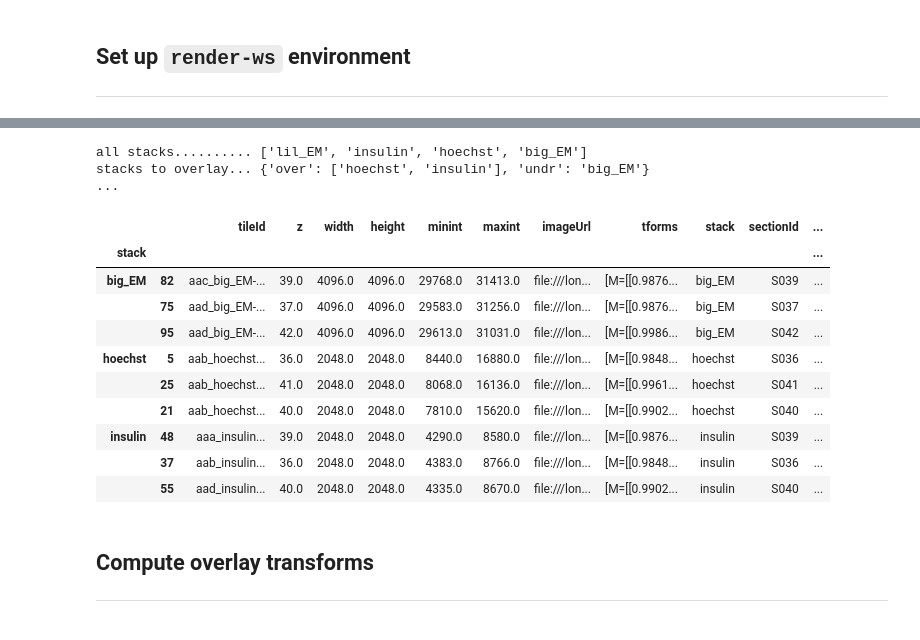
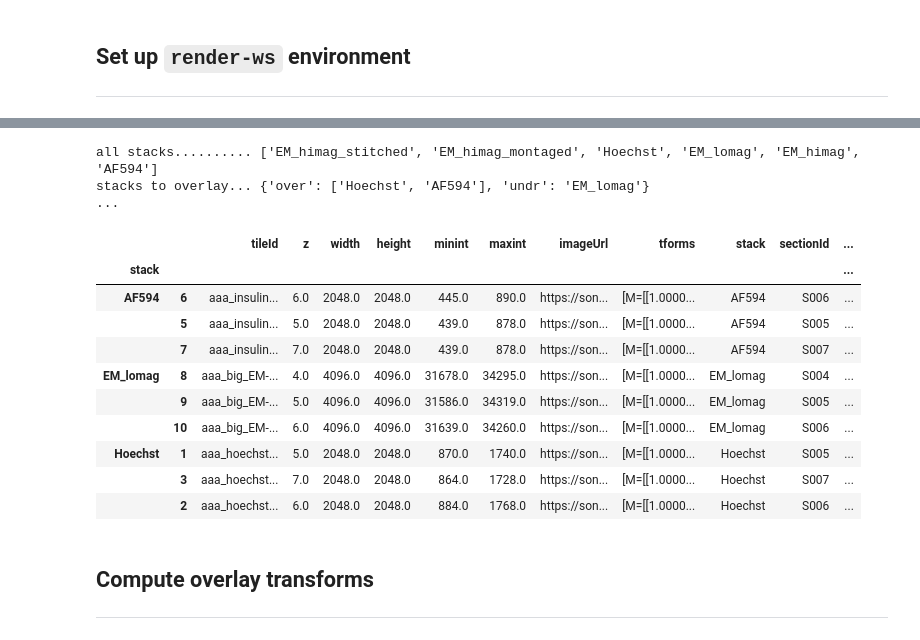
Before and after one commit to hoogenboom-group/iCAT-workflow, a Jupyter notebook: notebooks/3_iCAT-overlay.ipynb, the cells around one changed output, grey strips where cells are left out. Cells and saved outputs as stored; diff of their text form; code cells hidden in the pictures.

```diff
--- a/notebooks/3_iCAT-overlay.ipynb
+++ b/notebooks/3_iCAT-overlay.ipynb
@@ -29,3 +29,25 @@ pd.set_option('display.max_colwidth', 15)
 # %%
 import renderapi
 from icatapi.render_pandas import create_stacks_DataFrame
+# %%
+# `render` project parameters
+# ---------------------------
+owner = 'rlane'
+project = 'pancreas'
+stacks_2_overlay = {
+    'over': ['Hoechst', 'AF594'],
+    'undr': 'EM_lomag',
+}
+
+# Create a renderapi.connect.Render object
+# ----------------------------------------
+render_connect_params = {
+    'host': 'sonic.tnw.tudelft.nl',
+    'port': 8080,
+    'owner': owner,
+    'project': project,
+    'client_scripts': '/home/catmaid/render/render-ws-java-client/src/main/scripts',
+    'memGB': '2G'
+}
+render = renderapi.connect(**render_connect_params)
+render.make_kwargs()
@@ -32,60 +62,39 @@ from icatapi.render_pandas import create_stacks_DataFrame
 # %%
-# `render` project parameters
-# ---------------------------
-owner = 'rlane'
-project = 'zebrafish'
-stacks_2_overlay = {
-    'over': ['hoechst', 'insulin'],
-    'undr': 'big_EM',
-}
-
-# Create a renderapi.connect.Render object
-# ----------------------------------------
-render_connect_params = {
-    'host': 'sonic.tnw.tudelft.nl',
-    'port': 8080,
-    'owner': owner,
-    'project': project,
-    'client_scripts': '/home/catmaid/render/render-ws-java-client/src/main/scripts',
-    'memGB': '2G'
-}
-render = renderapi.connect(**render_connect_params)
-
 # Infer stack and section info
 # ----------------------------
 stacks = renderapi.render.get_stacks_by_owner_project(render=render)
 
 # Output
 # ------
 out = f"""\
 all stacks.......... {stacks}
 stacks to overlay... {stacks_2_overlay}
 ...
 """
 print(out)
 
 # Create stacks DataFrame
 # ------------------------
 df_project = create_stacks_DataFrame(stacks=stacks_2_overlay['over'] +\
                                            [stacks_2_overlay['undr']],
                                      render=render)
 df_project.groupby('stack')\
           .apply(lambda x: x.sample(3))
 # %% [output]
-all stacks.......... ['lil_EM', 'insulin', 'hoechst', 'big_EM']
-stacks to overlay... {'over': ['hoechst', 'insulin'], 'undr': 'big_EM'}
+all stacks.......... ['EM_himag_stitched', 'EM_himag_montaged', 'Hoechst', 'EM_lomag', 'EM_himag', 'AF594']
+stacks to overlay... {'over': ['Hoechst', 'AF594'], 'undr': 'EM_lomag'}
 ...
 |  |  | tileId | z | width | height | minint | maxint | imageUrl | tforms | stack | sectionId | ... |
 | stack |  |  |  |  |  |  |  |  |  |  |  | ... |
-| big_EM | 82 | aac_big_EM-... | 39.0 | 4096.0 | 4096.0 | 29768.0 | 31413.0 | file:///lon... | [M=[[0.9876... | big_EM | S039 | ... |
-|  | 75 | aad_big_EM-... | 37.0 | 4096.0 | 4096.0 | 29583.0 | 31256.0 | file:///lon... | [M=[[0.9876... | big_EM | S037 | ... |
-|  | 95 | aad_big_EM-... | 42.0 | 4096.0 | 4096.0 | 29613.0 | 31031.0 | file:///lon... | [M=[[0.9986... | big_EM | S042 | ... |
-| hoechst | 5 | aab_hoechst... | 36.0 | 2048.0 | 2048.0 | 8440.0 | 16880.0 | file:///lon... | [M=[[0.9848... | hoechst | S036 | ... |
-|  | 25 | aab_hoechst... | 41.0 | 2048.0 | 2048.0 | 8068.0 | 16136.0 | file:///lon... | [M=[[0.9961... | hoechst | S041 | ... |
-|  | 21 | aab_hoechst... | 40.0 | 2048.0 | 2048.0 | 7810.0 | 15620.0 | file:///lon... | [M=[[0.9902... | hoechst | S040 | ... |
-| insulin | 48 | aaa_insulin... | 39.0 | 2048.0 | 2048.0 | 4290.0 | 8580.0 | file:///lon... | [M=[[0.9876... | insulin | S039 | ... |
-|  | 37 | aab_insulin... | 36.0 | 2048.0 | 2048.0 | 4383.0 | 8766.0 | file:///lon... | [M=[[0.9848... | insulin | S036 | ... |
-|  | 55 | aad_insulin... | 40.0 | 2048.0 | 2048.0 | 4335.0 | 8670.0 | file:///lon... | [M=[[0.9902... | insulin | S040 | ... |
+| AF594 | 6 | aaa_insulin... | 6.0 | 2048.0 | 2048.0 | 445.0 | 890.0 | https://son... | [M=[[1.0000... | AF594 | S006 | ... |
+|  | 5 | aaa_insulin... | 5.0 | 2048.0 | 2048.0 | 439.0 | 878.0 | https://son... | [M=[[1.0000... | AF594 | S005 | ... |
+|  | 7 | aaa_insulin... | 7.0 | 2048.0 | 2048.0 | 439.0 | 878.0 | https://son... | [M=[[1.0000... | AF594 | S007 | ... |
+| EM_lomag | 8 | aaa_big_EM-... | 4.0 | 4096.0 | 4096.0 | 31678.0 | 34295.0 | https://son... | [M=[[1.0000... | EM_lomag | S004 | ... |
+|  | 9 | aaa_big_EM-... | 5.0 | 4096.0 | 4096.0 | 31586.0 | 34319.0 | https://son... | [M=[[1.0000... | EM_lomag | S005 | ... |
+|  | 10 | aaa_big_EM-... | 6.0 | 4096.0 | 4096.0 | 31639.0 | 34260.0 | https://son... | [M=[[1.0000... | EM_lomag | S006 | ... |
+| Hoechst | 1 | aaa_hoechst... | 5.0 | 2048.0 | 2048.0 | 870.0 | 1740.0 | https://son... | [M=[[1.0000... | Hoechst | S005 | ... |
+|  | 3 | aaa_hoechst... | 7.0 | 2048.0 | 2048.0 | 864.0 | 1728.0 | https://son... | [M=[[1.0000... | Hoechst | S007 | ... |
+|  | 2 | aaa_hoechst... | 6.0 | 2048.0 | 2048.0 | 884.0 | 1768.0 | https://son... | [M=[[1.0000... | Hoechst | S006 | ... |
 # %% [markdown]
 ## Compute overlay transforms
 ---
```
Also changed, not shown: parts of 6 cells of this notebook.
